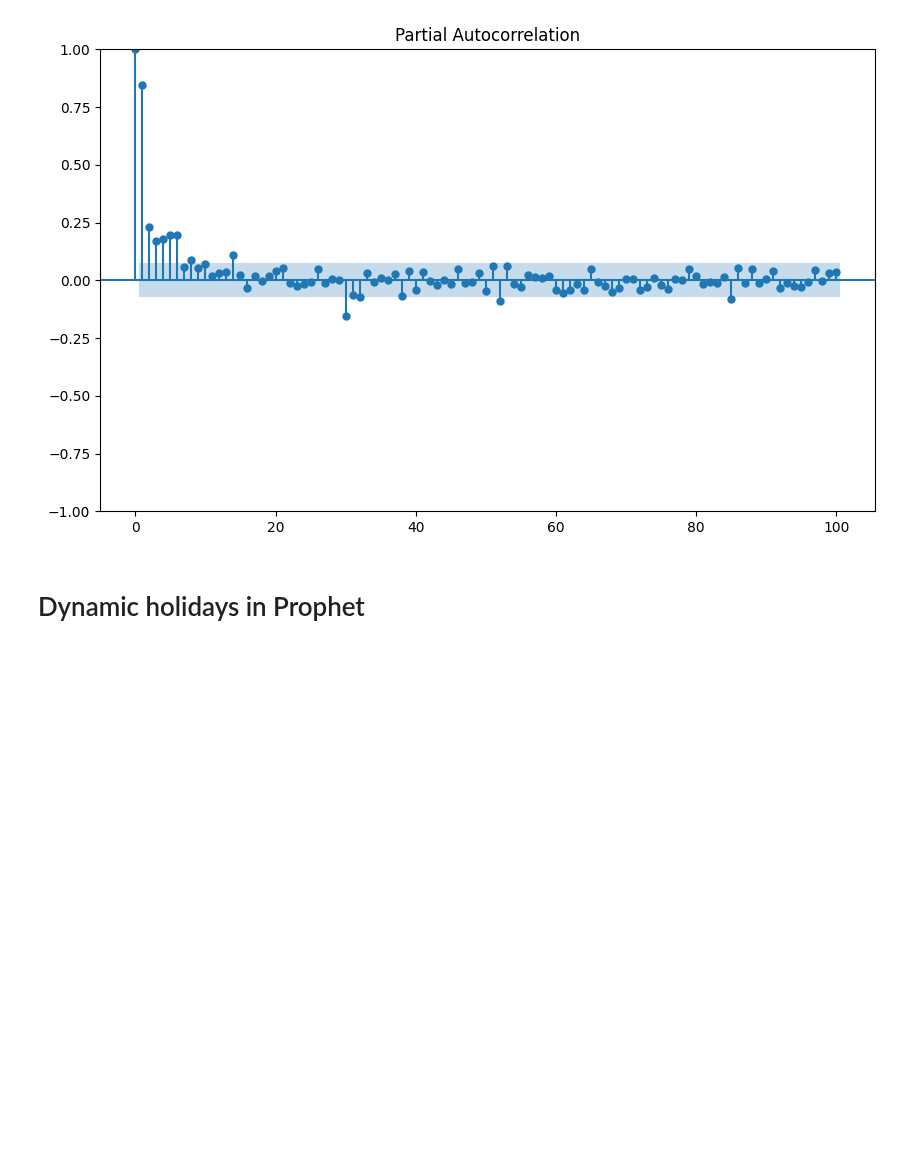
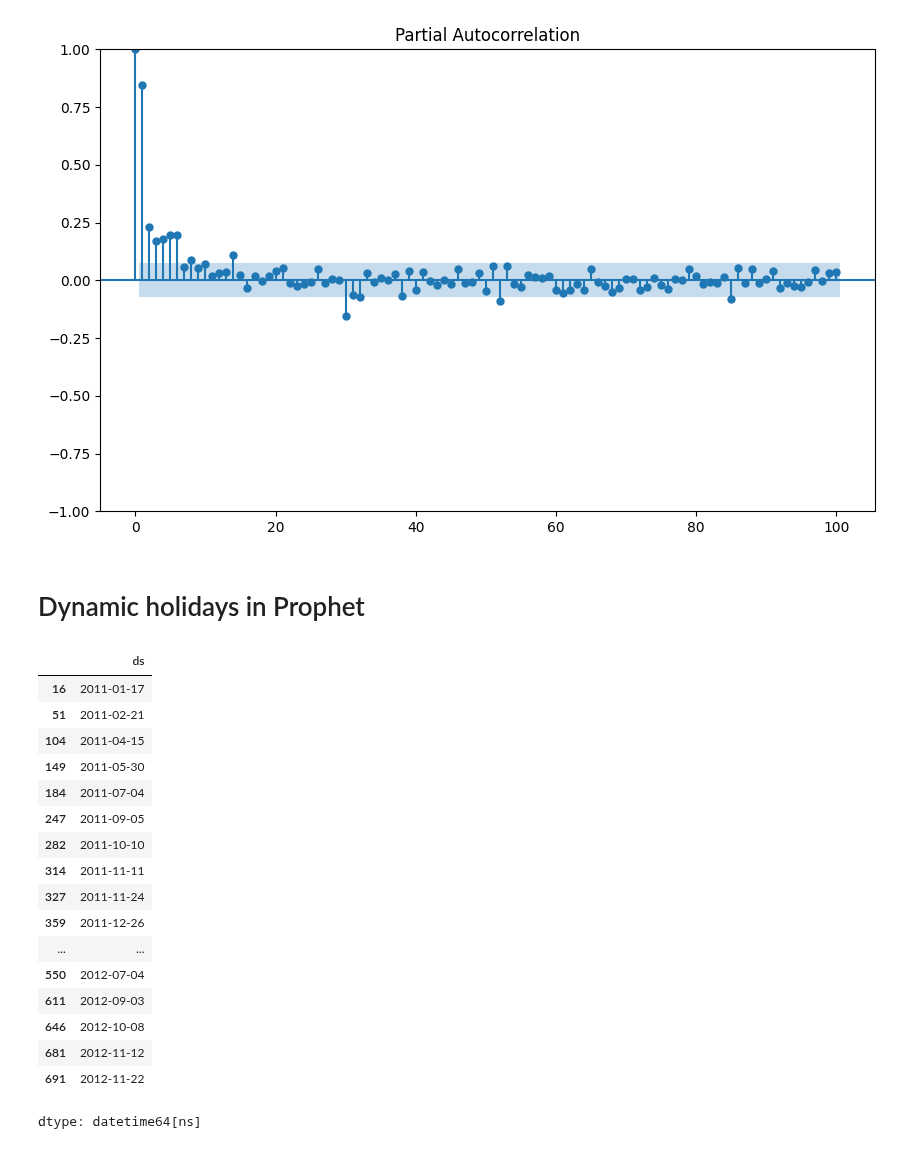
Before and after one commit to rizaho/ml_for_financial_analysis, a Jupyter notebook: 201_4_FACEBOOK_PROPHET.ipynb, the cells around one changed output. Drawn from its saved outputs; the diff is of its cells as text; code cells hidden in the pictures; blank space fills up the shorter version.

```diff
--- a/201_4_FACEBOOK_PROPHET.ipynb
+++ b/201_4_FACEBOOK_PROPHET.ipynb
@@ -225,3 +225,28 @@ plt.show()
 [figure]
 # %% [markdown]
 # Dynamic holidays in Prophet
+# %%
+# Check the holidays in df
+df[df.holiday == 1].ds
+
+# This data is from Washington DC.
+# Lets ask Chat GPT abou these days.
+# %% [output]
+|  | ds |
+| 16 | 2011-01-17 |
+| 51 | 2011-02-21 |
+| 104 | 2011-04-15 |
+| 149 | 2011-05-30 |
+| 184 | 2011-07-04 |
+| 247 | 2011-09-05 |
+| 282 | 2011-10-10 |
+| 314 | 2011-11-11 |
+| 327 | 2011-11-24 |
+| 359 | 2011-12-26 |
+| ... | ... |
+| 550 | 2012-07-04 |
+| 611 | 2012-09-03 |
+| 646 | 2012-10-08 |
+| 681 | 2012-11-12 |
+| 691 | 2012-11-22 |
+dtype: datetime64[ns]
```
Also changed, not shown: parts of 5 cells of this notebook.
